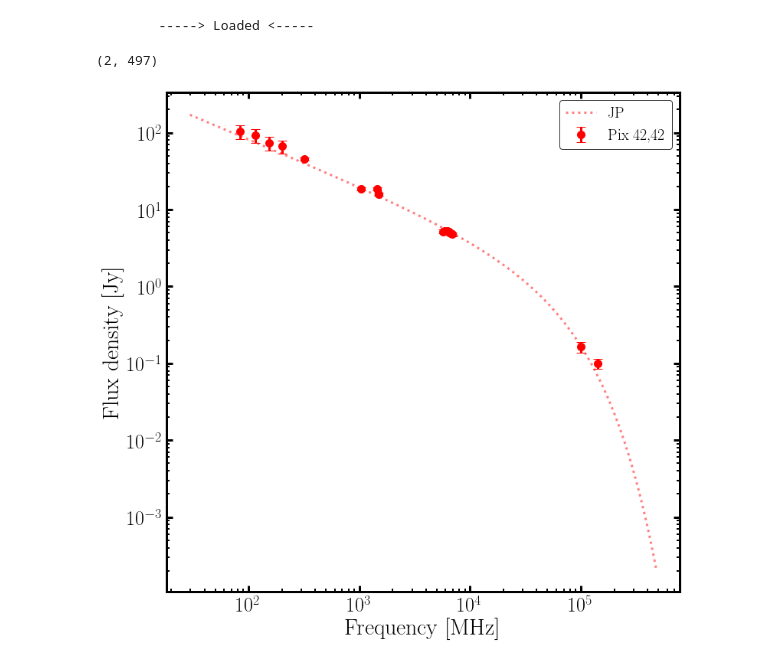
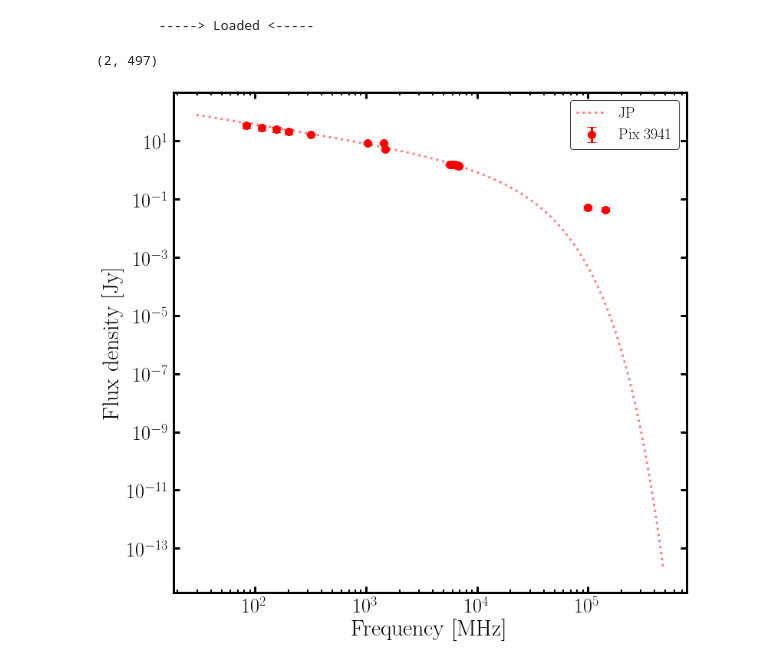
Before and after one commit to Fil8/contData, a Jupyter notebook: SED-plots.ipynb, the cells around one changed output. Drawn from its saved outputs; the diff is of its cells as text; code cells hidden in the pictures.

```diff
--- a/SED-plots.ipynb
+++ b/SED-plots.ipynb
@@ -552,7 +552,7 @@ def plot_pix(tot, mod,labe,color_plot,sed):
 
 
     totplot1 = ax1.errorbar(tot['col4'],tot['col5'], yerr=tot['col6'],
-             marker='o', color='red', linestyle=' ',label='Pix 42,42',capsize=6,markersize=10)
+             marker='o', color='red', linestyle=' ',label='Pix '+labe,capsize=6,markersize=10)
 
     #totplot[-1][0].set_linestyle('--')
     #totplot[-1][0].set_linewidth(3)
@@ -569,12 +569,12 @@ print '\n\t-----> Loaded <-----'
 # %% [output]
         -----> Loaded <-----
 # %%
-modPix1 = syn.readCIMod(pixDir+'JP_pix_2035_2035.dat')
-outplot=figDir+'pix_2035.png'
-pix1= ascii.read(pixDir+'pix_2035.tbl', fast_reader=False)
-plot_pix(pix1,modPix1,'4242','green',outplot)
+modPix1 = syn.readCIMod(pixDir+'JP_pix_39_41.dat')
+outplot=figDir+'pix_39_41.png'
+pix1= ascii.read(pixDir+'pix_39_41.dat', fast_reader=False)
+plot_pix(pix1,modPix1,'3941','green',outplot)
 
 print modPix1.shape
 # %% [output]
 (2, 497)
-[figure, old version]
+[figure, new version]
```
Also changed, not shown: 1 other file.
